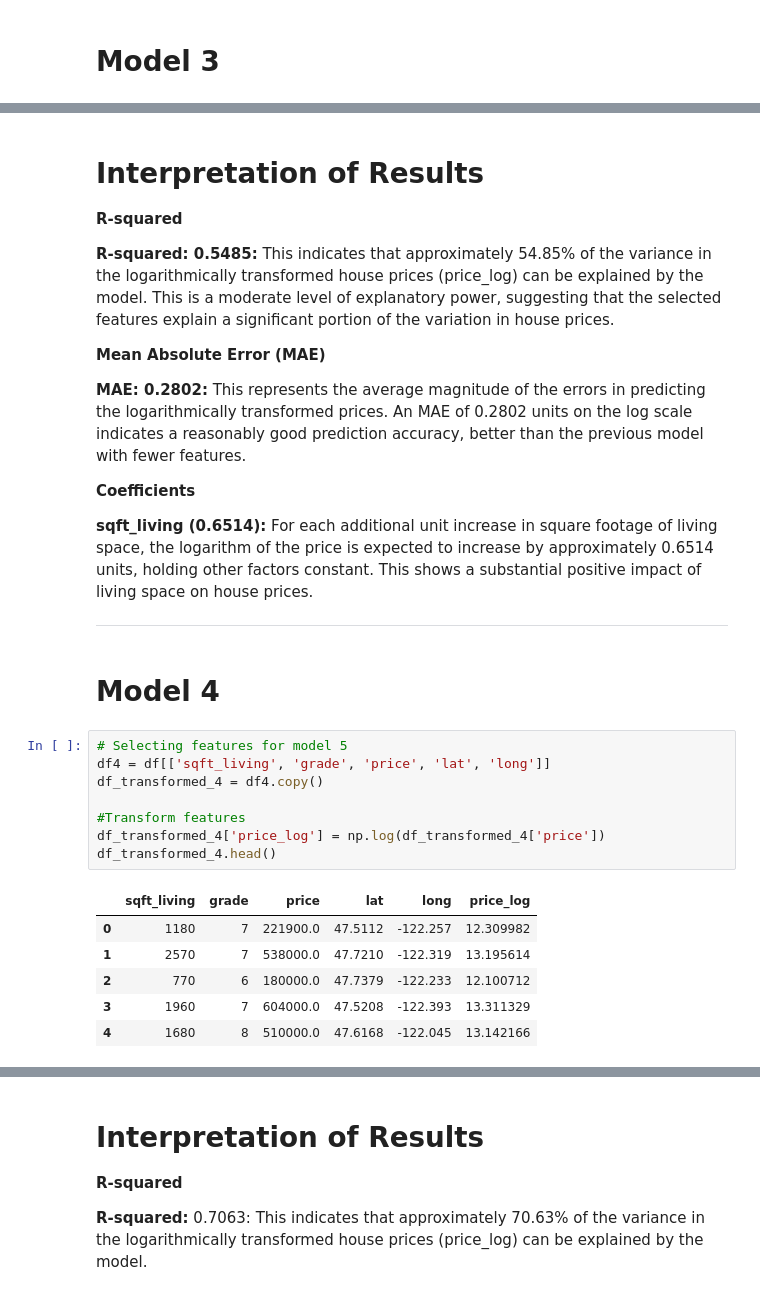
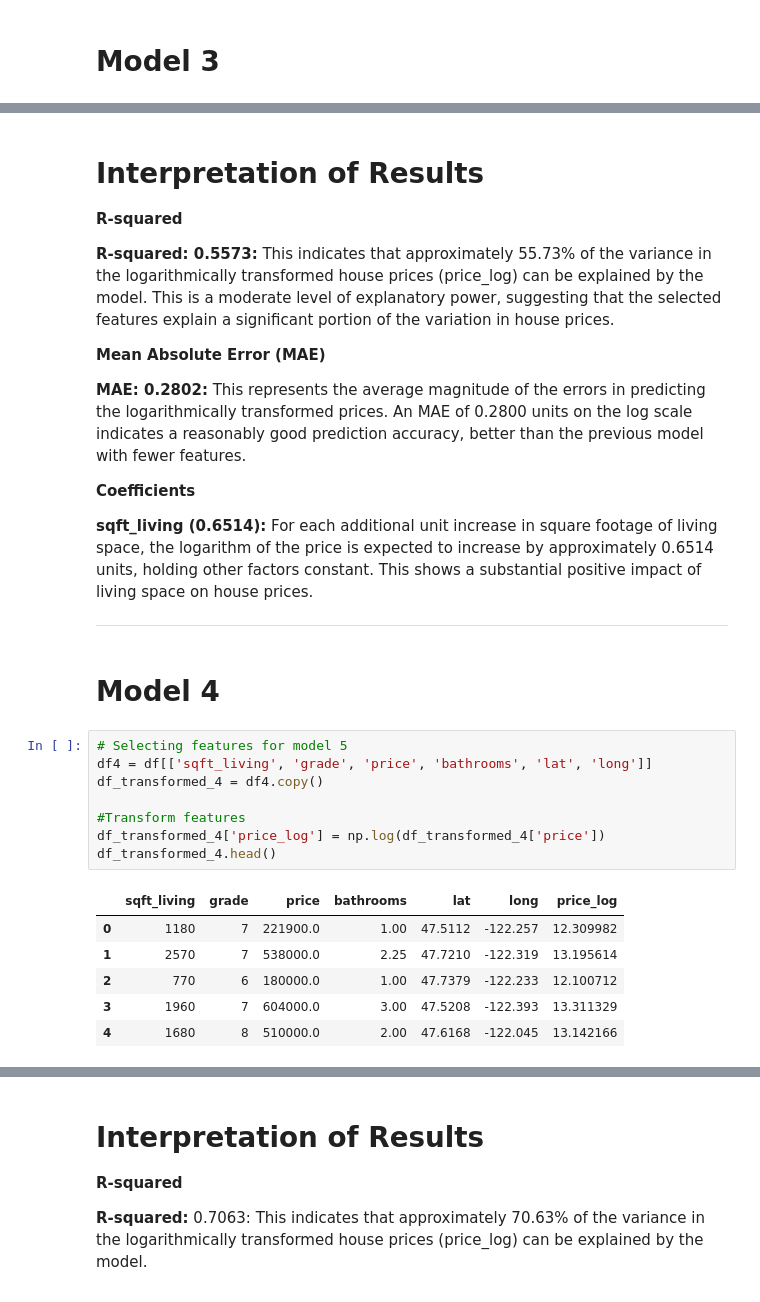
Before and after one commit to ShamlaA/Phase-2-Group-17-Project, a Jupyter notebook: index.ipynb, the cells around one changed output, grey strips where cells are left out. Drawn from its saved outputs; the diff is of its cells as text.

```diff
--- a/index.ipynb
+++ b/index.ipynb
@@ -764,11 +746,11 @@ Intercept: 8.362038811626237
 # Interpretation of Results
 **R-squared**
 
-**R-squared: 0.5485:** This indicates that approximately 54.85% of the variance in the logarithmically transformed house prices (price_log) can be explained by the model. This is a moderate level of explanatory power, suggesting that the selected features explain a significant portion of the variation in house prices.
+**R-squared: 0.5573:** This indicates that approximately 55.73% of the variance in the logarithmically transformed house prices (price_log) can be explained by the model. This is a moderate level of explanatory power, suggesting that the selected features explain a significant portion of the variation in house prices.
 
 **Mean Absolute Error (MAE)**
 
-**MAE: 0.2802:** This represents the average magnitude of the errors in predicting the logarithmically transformed prices. An MAE of 0.2802 units on the log scale indicates a reasonably good prediction accuracy, better than the previous model with fewer features.
+**MAE: 0.2802:** This represents the average magnitude of the errors in predicting the logarithmically transformed prices. An MAE of 0.2800 units on the log scale indicates a reasonably good prediction accuracy, better than the previous model with fewer features.
 
 **Coefficients**
 
@@ -779,18 +761,18 @@ Intercept: 8.362038811626237
 # Model 4
 # %%
 # Selecting features for model 5
-df4 = df[['sqft_living', 'grade', 'price', 'lat', 'long']]
+df4 = df[['sqft_living', 'grade', 'price', 'bathrooms', 'lat', 'long']]
 df_transformed_4 = df4.copy()
 
 #Transform features
 df_transformed_4['price_log'] = np.log(df_transformed_4['price'])
 df_transformed_4.head()
 # %% [output]
-|  | sqft_living | grade | price | lat | long | price_log |
-| 0 | 1180 | 7 | 221900.0 | 47.5112 | -122.257 | 12.309982 |
-| 1 | 2570 | 7 | 538000.0 | 47.7210 | -122.319 | 13.195614 |
-| 2 | 770 | 6 | 180000.0 | 47.7379 | -122.233 | 12.100712 |
-| 3 | 1960 | 7 | 604000.0 | 47.5208 | -122.393 | 13.311329 |
-| 4 | 1680 | 8 | 510000.0 | 47.6168 | -122.045 | 13.142166 |
+|  | sqft_living | grade | price | bathrooms | lat | long | price_log |
+| 0 | 1180 | 7 | 221900.0 | 1.00 | 47.5112 | -122.257 | 12.309982 |
+| 1 | 2570 | 7 | 538000.0 | 2.25 | 47.7210 | -122.319 | 13.195614 |
+| 2 | 770 | 6 | 180000.0 | 1.00 | 47.7379 | -122.233 | 12.100712 |
+| 3 | 1960 | 7 | 604000.0 | 3.00 | 47.5208 | -122.393 | 13.311329 |
+| 4 | 1680 | 8 | 510000.0 | 2.00 | 47.6168 | -122.045 | 13.142166 |
 # %%
 # Separate features and target variable
```
Also changed, not shown: parts of 13 cells of this notebook.
